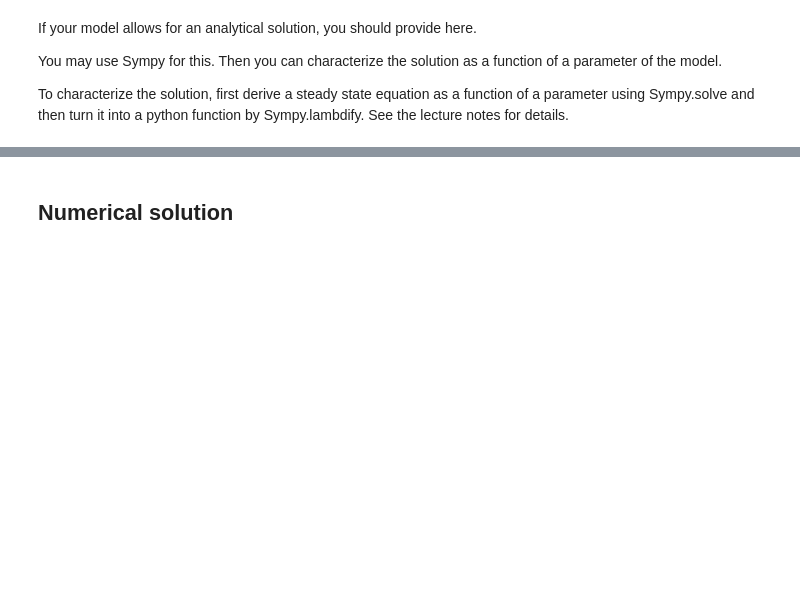
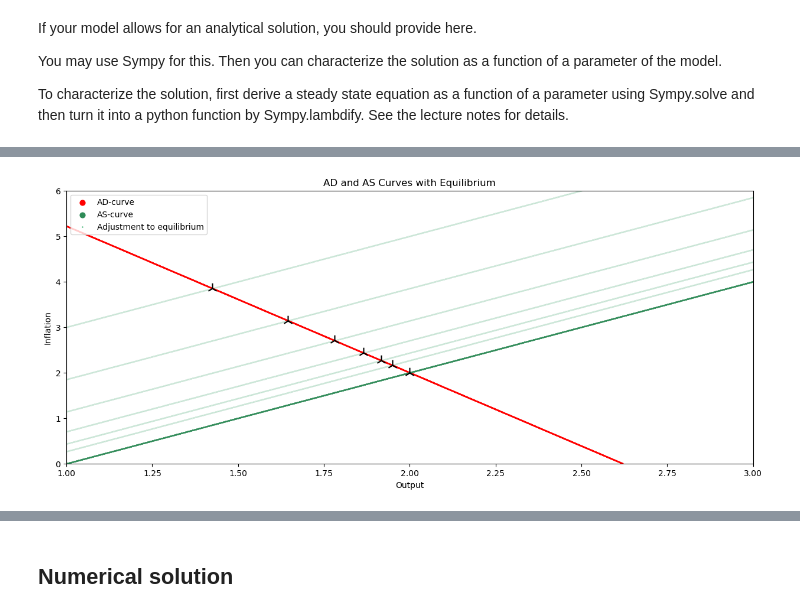
Before and after one commit to NumEconCopenhagen/projects-2024-anders-2-don-1, a Jupyter notebook: modelproject/modelproject.ipynb, the cells around one changed output, grey strips where cells are left out. Drawn from its saved outputs; the diff is of its cells as text; code cells hidden in the pictures; blank space fills up the shorter version.

```diff
--- a/modelproject/modelproject.ipynb
+++ b/modelproject/modelproject.ipynb
@@ -115,0 +155,87 @@ plt.scatter(output_values,inflation_values, s=1, color='blue')
+# %%
+plt.figure(figsize=(15, 6))
+
+inflation_values = np.linspace(0,10,10000)
+
+AS_curves = []
+equilibrium_inflations = []
+equilibrium_outputs = []
+
+
+inf_t_minus_one = 2
+#Creating the AD-curve visually:
+for i in range(7):
+    output_values_demand = []
+    output_values_supply = []
+    equilibrium_deviations = []
+    for inflation in inflation_values:
+        #Assumptions
+        y_bar,g_bar,alpha1, alpha2, pi_target, H, B, g, gamma = 2, 2, 1.2, 0.9, 2, 0.5, 0.5, 2, 2
+
+        if i == 1:
+            s = 3
+        else:
+            s = 0
+
+
+
+        #Calculating AD
+        y_demand = AD_function(y_bar,g_bar,alpha1, alpha2, inflation,pi_target, H, B, g)
+        #Calculating AS
+        y_supply = AS_function(y_bar,gamma, inflation,inf_t_minus_one,s)
+
+        #Calculating difference to determine equilibrium later
+        equilibrium_deviation = abs(y_demand - y_supply)
+
+
+        #Adding to lists
+        output_values_demand.append(y_demand)
+        output_values_supply.append(y_supply)
+        equilibrium_deviations.append(equilibrium_deviation)
+
+
+
+    AS_curves.append(output_values_supply)
+
+
+
+
+    # Find the index of the minimum difference
+    equilibrium_index = np.argmin(equilibrium_deviations)
+    equilibrium_output = output_values_demand[equilibrium_index]
+    equilibrium_inflation = inflation_values[equilibrium_index]
+    inf_t_minus_one = equilibrium_inflation
+
+
+    equilibrium_inflations.append(equilibrium_inflation)
+    equilibrium_outputs.append(equilibrium_output)
+
+plt.xlim(1, 3)
+plt.ylim(0, 6)
+plt.scatter(output_values_demand,inflation_values, s=0.1, color='red', label='AD-curve')
+
+
+#Plot the equilibrium AS - curve
+plt.scatter(AS_curves[0],inflation_values, s=0.1, color='seagreen', label='AS-curve')
+plt.scatter(equilibrium_outputs[0],equilibrium_inflations[0], s=160, color='black', marker="2")
+
+
+#Plot the curves out of equilibrium
+for AS_curve in AS_curves[1:]:
+    index = AS_curves.index(AS_curve)
+    if index == 1:
+        plt.scatter(AS_curve,inflation_values, s=0.001, color='mediumseagreen', label='Adjustment to equilibrium')
+    else:
+        plt.scatter(AS_curve,inflation_values, s=0.001, color='mediumseagreen')
+
+    plt.scatter(equilibrium_outputs[index],equilibrium_inflations[index], s=160, color='black', marker="2")
+
+
+plt.xlabel('Output')
+plt.ylabel('Inflation')
+plt.title('AD and AS Curves with Equilibrium')
+plt.legend(loc='upper left',scatterpoints=1, markerscale=20)
+
+plt.show()
+# %% [output]
+[figure, added]
```
Also changed, not shown: parts of 2 cells of this notebook.
